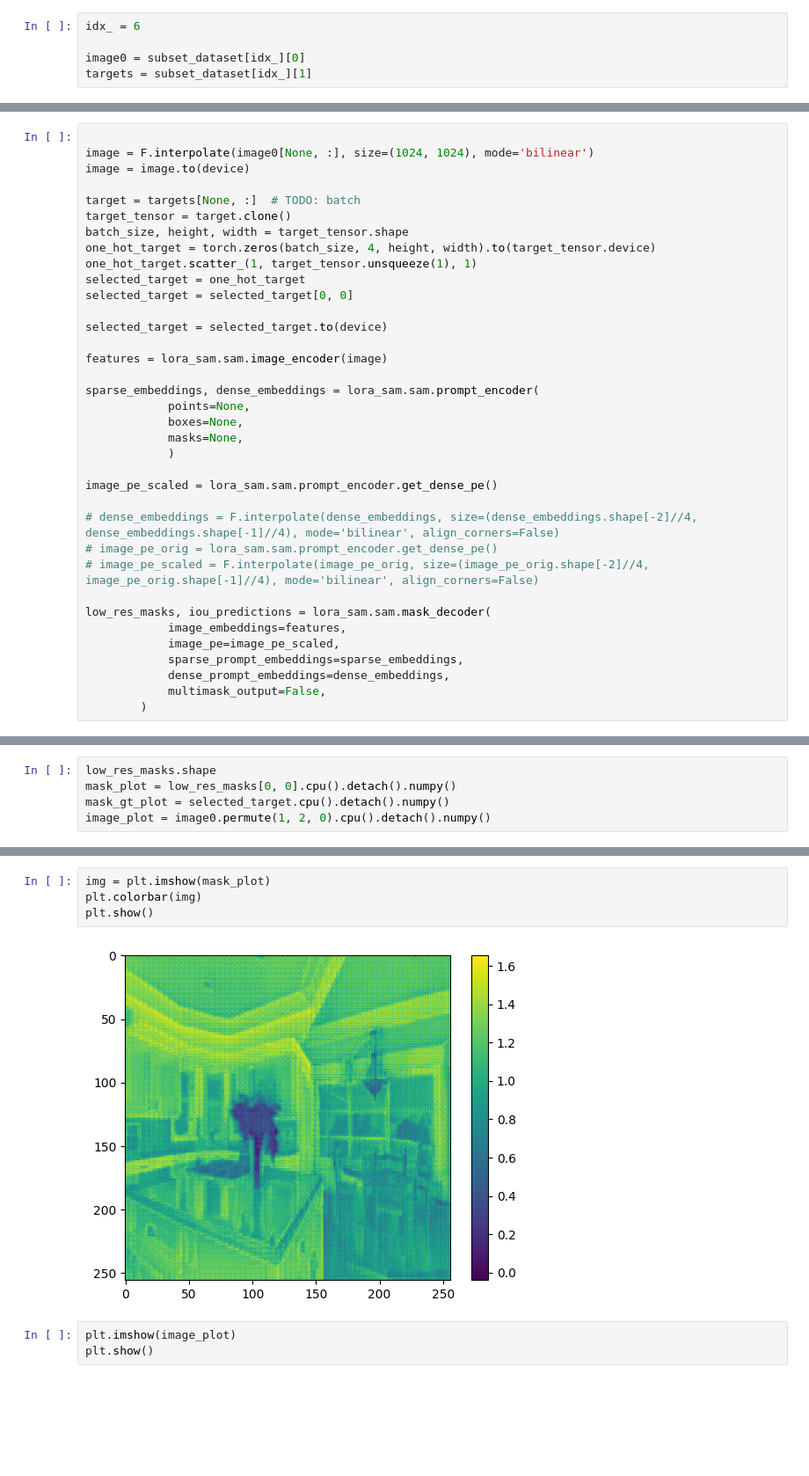
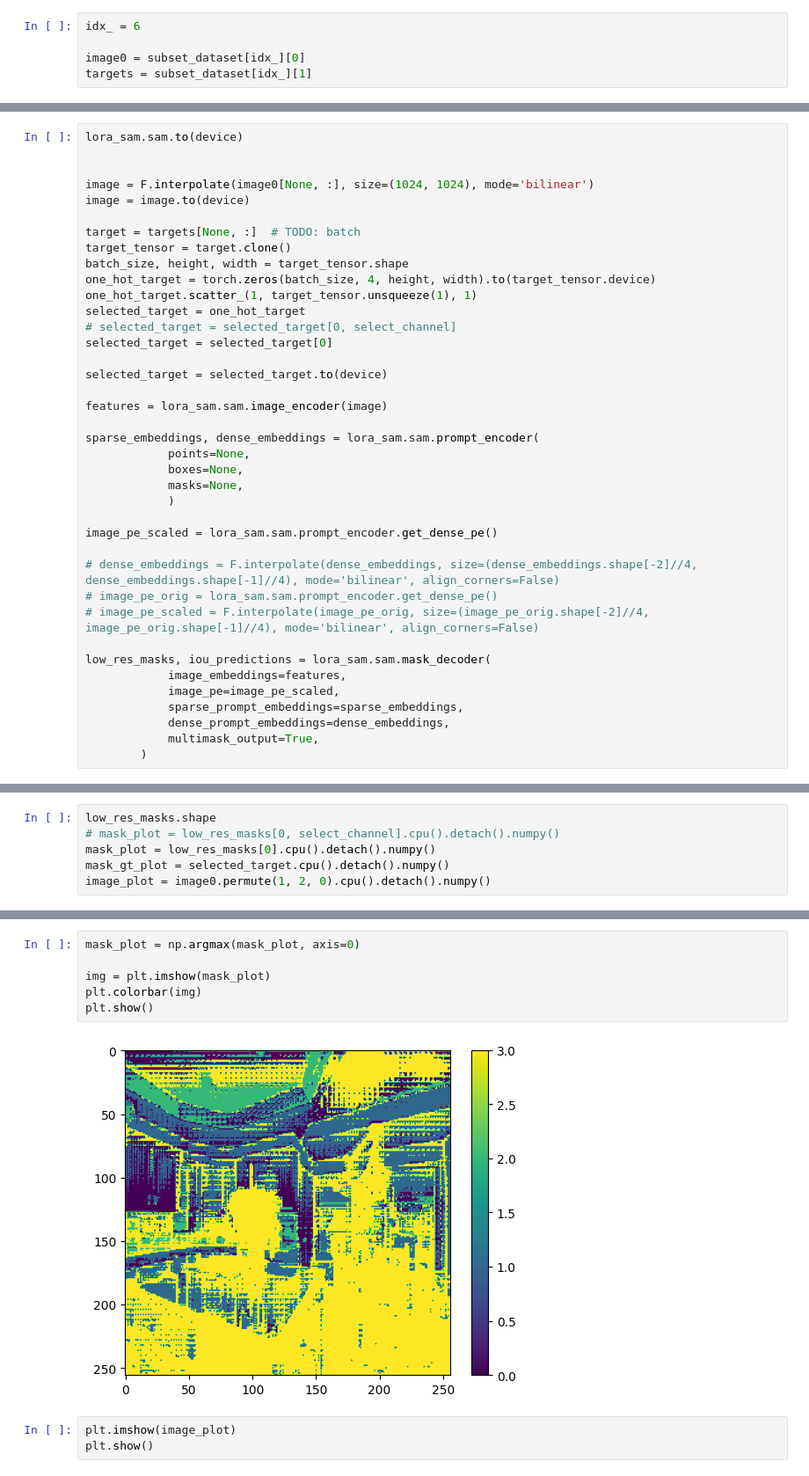
Before and after one commit to Gulio357/ComputerVision_Semantic_Segmentation, a Jupyter notebook: lora_ade.ipynb, the cells around one changed output, grey strips where cells are left out. Shown at 88% size. Saved outputs shown, nothing was run; the diff lists cells and outputs as text; blank space fills up the shorter version.

```diff
--- a/lora_ade.ipynb
+++ b/lora_ade.ipynb
@@ -258,4 +304,6 @@ np.save('orig_img.npy', image0)
 # %%
+lora_sam.sam.to(device)
+
 
 image = F.interpolate(image0[None, :], size=(1024, 1024), mode='bilinear')
 image = image.to(device)
@@ -266,7 +314,8 @@ batch_size, height, width = target_tensor.shape
 one_hot_target = torch.zeros(batch_size, 4, height, width).to(target_tensor.device)
 one_hot_target.scatter_(1, target_tensor.unsqueeze(1), 1)
 selected_target = one_hot_target
-selected_target = selected_target[0, 0]
+# selected_target = selected_target[0, select_channel]
+selected_target = selected_target[0]
 
 selected_target = selected_target.to(device)
 
@@ -289,5 +338,5 @@ low_res_masks, iou_predictions = lora_sam.sam.mask_decoder(
             image_pe=image_pe_scaled,
             sparse_prompt_embeddings=sparse_embeddings,
             dense_prompt_embeddings=dense_embeddings,
-            multimask_output=False,
+            multimask_output=True,
         )
@@ -294,6 +347,7 @@ low_res_masks, iou_predictions = lora_sam.sam.mask_decoder(
 # %%
 low_res_masks.shape
-mask_plot = low_res_masks[0, 0].cpu().detach().numpy()
+# mask_plot = low_res_masks[0, select_channel].cpu().detach().numpy()
+mask_plot = low_res_masks[0].cpu().detach().numpy()
 mask_gt_plot = selected_target.cpu().detach().numpy()
 image_plot = image0.permute(1, 2, 0).cpu().detach().numpy()
 # %%
@@ -305,9 +361,11 @@ plt.show()
 # %%
+mask_plot = np.argmax(mask_plot, axis=0)
+
 img = plt.imshow(mask_plot)
 plt.colorbar(img)
 plt.show()
 # %% [output]
-[figure, old version]
+[figure, new version]
 # %%
 plt.imshow(image_plot)
 plt.show()
```
Also changed, not shown: parts of 15 cells of this notebook, 4 other files.
